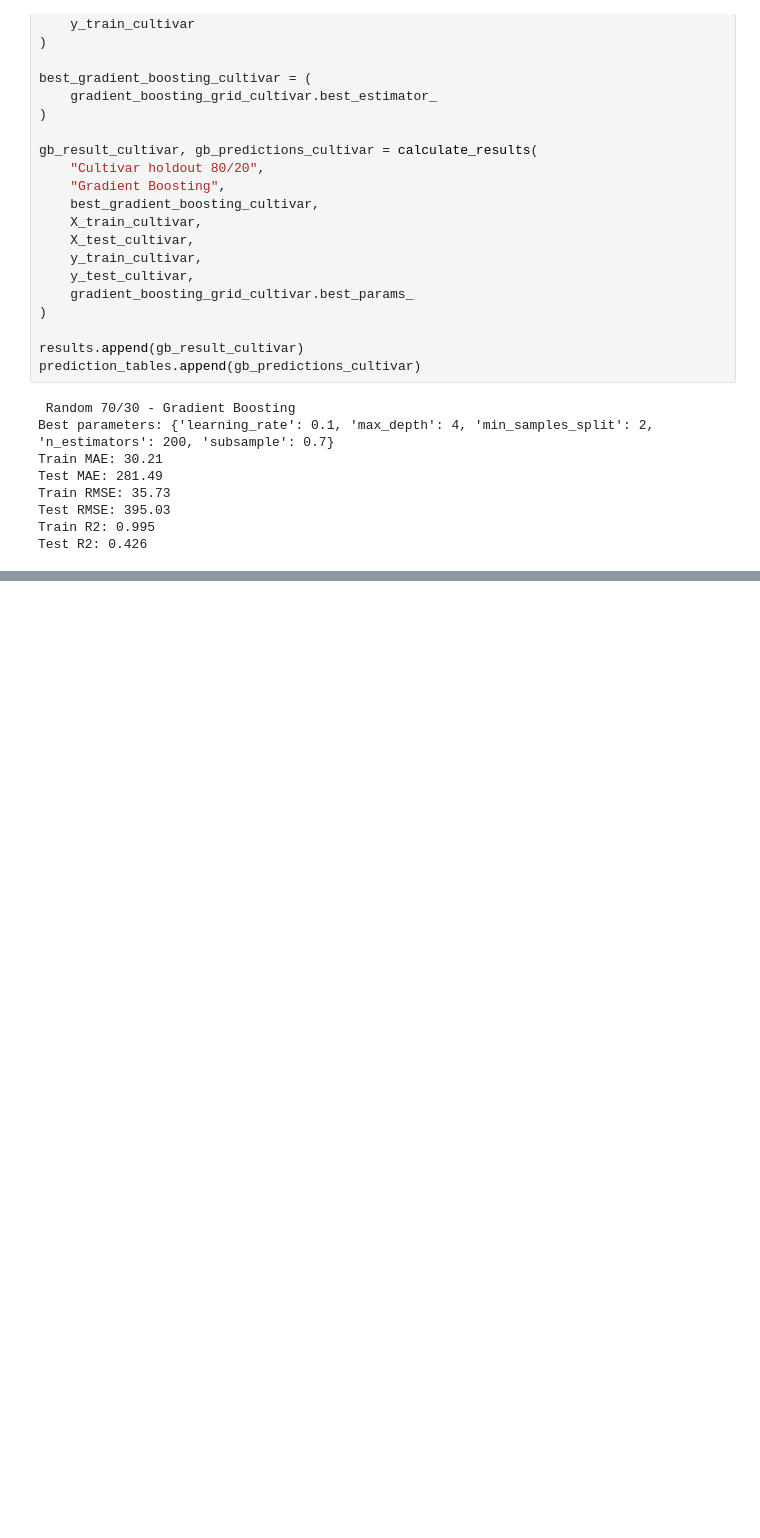
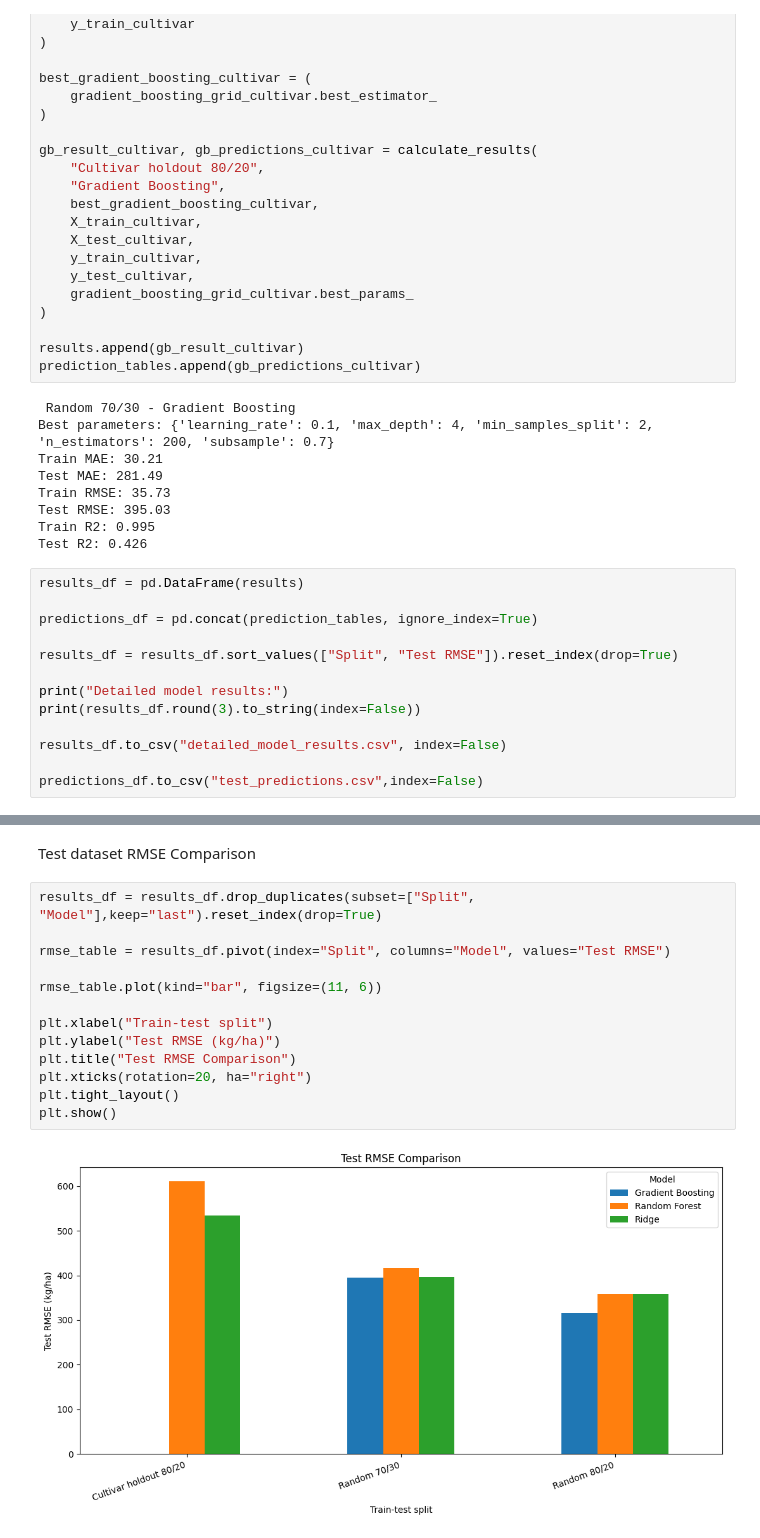
Before and after one commit to Danti3341/Summer-Repeat-CA---July-2026-DUE-DATE-26-, a Jupyter notebook: ML_HDipData.ipynb, the cells around one changed output, grey strips where cells are left out. Saved outputs shown, nothing was run; the diff lists cells and outputs as text; blank space fills up the shorter version.

```diff
--- a/ML_HDipData.ipynb
+++ b/ML_HDipData.ipynb
@@ -633,3 +733,16 @@ Train RMSE: 35.73
 Test RMSE: 395.03
 Train R2: 0.995
 Test R2: 0.426
+# %%
+results_df = pd.DataFrame(results)
+
+predictions_df = pd.concat(prediction_tables, ignore_index=True)
+
+results_df = results_df.sort_values(["Split", "Test RMSE"]).reset_index(drop=True)
+
+print("Detailed model results:")
+print(results_df.round(3).to_string(index=False))
+
+results_df.to_csv("detailed_model_results.csv", index=False)
+
+predictions_df.to_csv("test_predictions.csv",index=False)
@@ -635,0 +789,17 @@ Test R2: 0.426
+# %% [markdown]
+Test dataset RMSE Comparison
+# %%
+results_df = results_df.drop_duplicates(subset=["Split", "Model"],keep="last").reset_index(drop=True)
+
+rmse_table = results_df.pivot(index="Split", columns="Model", values="Test RMSE")
+
+rmse_table.plot(kind="bar", figsize=(11, 6))
+
+plt.xlabel("Train-test split")
+plt.ylabel("Test RMSE (kg/ha)")
+plt.title("Test RMSE Comparison")
+plt.xticks(rotation=20, ha="right")
+plt.tight_layout()
+plt.show()
+# %% [output]
+[figure, added]
```
Also changed, not shown: parts of 17 cells of this notebook.
